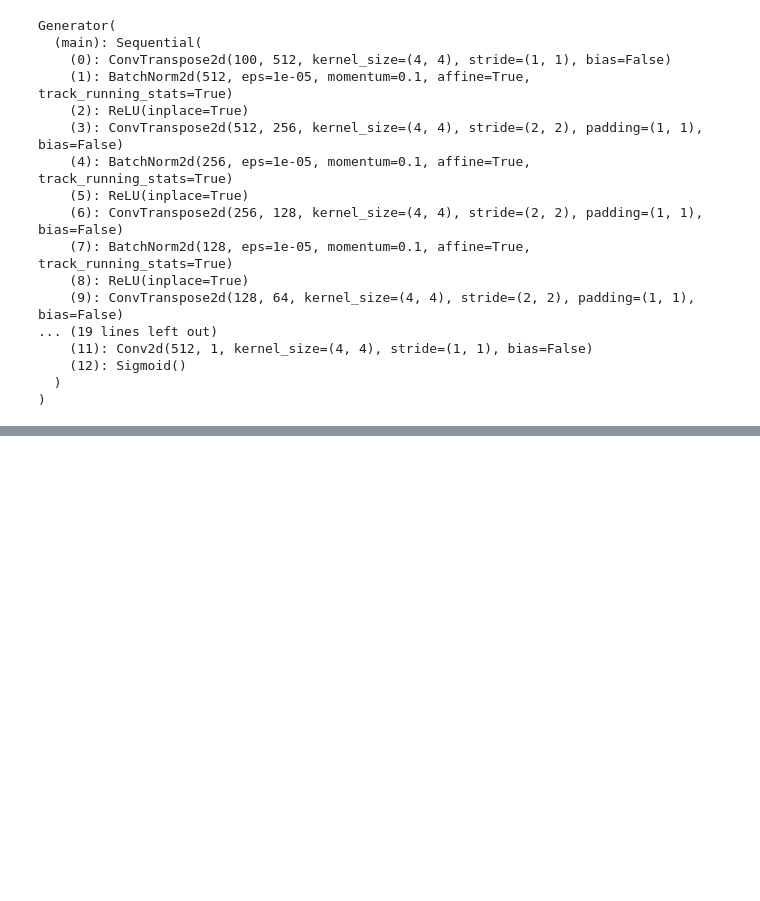
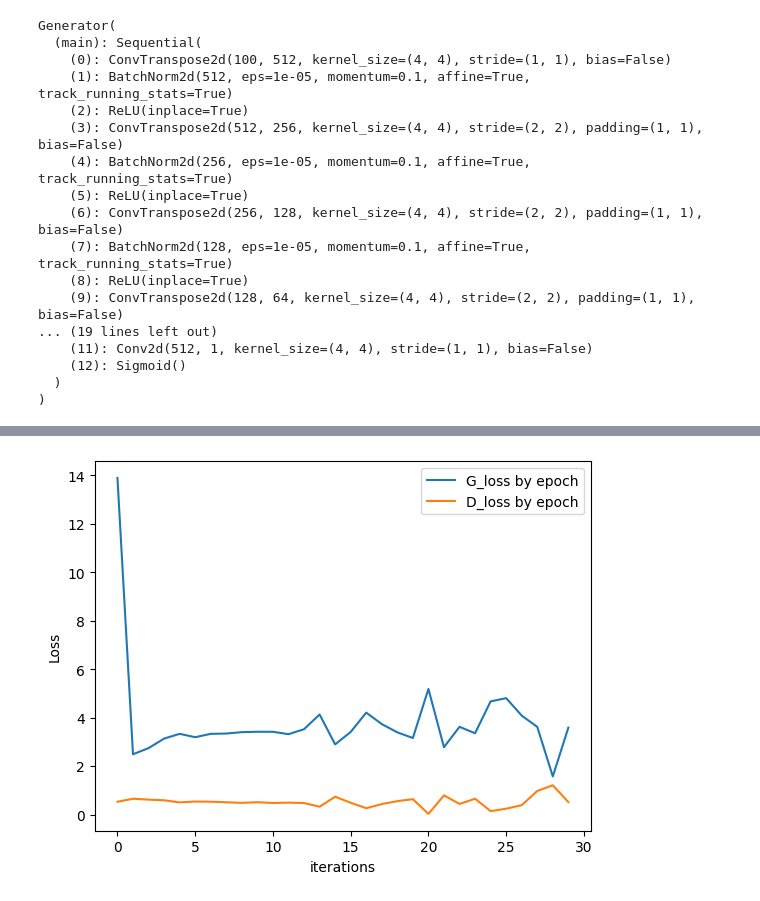
Before and after one commit to Rin4797/uniform_coverage_of_gans, a Jupyter notebook: notebooks/mnist_dcgan.ipynb, the cells around one changed output, grey strips where cells are left out. Saved outputs shown, nothing was run; the diff lists cells and outputs as text; code cells hidden in the pictures; blank space fills up the shorter version.

```diff
--- a/notebooks/mnist_dcgan.ipynb
+++ b/notebooks/mnist_dcgan.ipynb
@@ -312,0 +465,9 @@ torch.save(netD.state_dict(), './Discriminator.pt')
+# %%
+plt.plot(G_losses_epoch,label="G_loss by epoch")
+plt.plot(D_losses_epoch,label="D_loss by epoch")
+plt.xlabel("iterations")
+plt.ylabel("Loss")
+plt.legend()
+plt.show()
+# %% [output]
+[figure, added]
```
Also changed, not shown: parts of 11 cells of this notebook.
